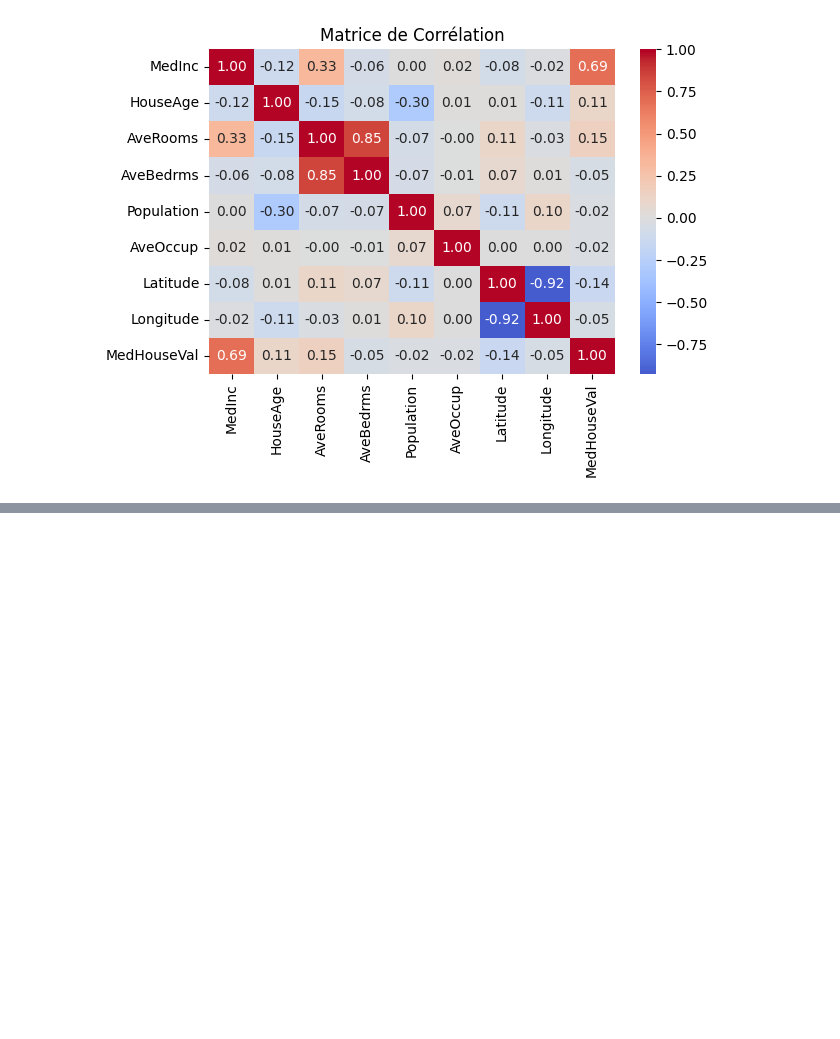
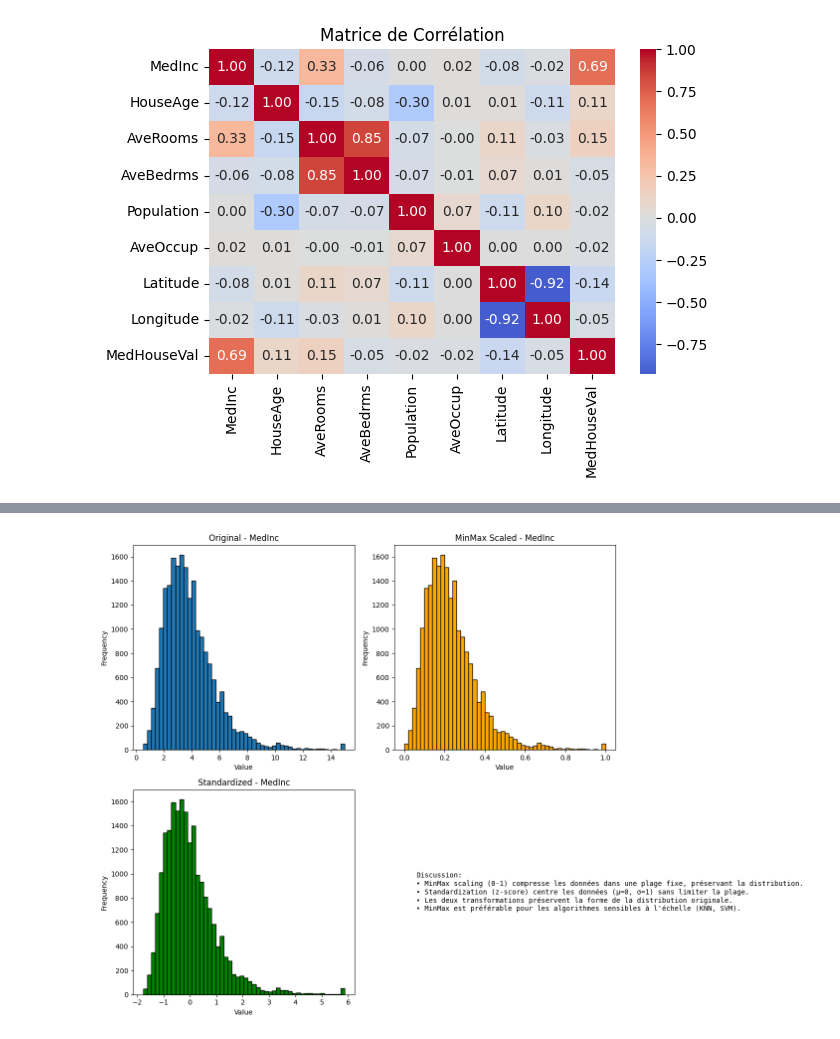
Before and after one commit to Simonhamel1/S2-info, a Jupyter notebook: introduction_science_des_donnees/td1.ipynb, the cells around one changed output, grey strips where cells are left out. Drawn from its saved outputs; the diff is of its cells as text; code cells hidden in the pictures; blank space fills up the shorter version.

```diff
--- a/introduction_science_des_donnees/td1.ipynb
+++ b/introduction_science_des_donnees/td1.ipynb
@@ -287,0 +364,15 @@ Name: MedHouseVal, dtype: float64
+# %%
+from sklearn.preprocessing import StandardScaler
+
+# Apply StandardScaler to california_df features
+scaler_standard = StandardScaler()
+california_df_standardized = pd.DataFrame(scaler_standard.fit_transform(california_df), columns=california_df.columns)
+
+# Verify mean ≈ 0 and std ≈ 1
+print("Mean values after standardization:")
+print(california_df_standardized.mean())
+print("\nStandard deviation after standardization:")
+print(california_df_standardized.std())
+
+# Display first few rows
+california_df_standardized.head()
@@ -287,0 +403,38 @@ Name: MedHouseVal, dtype: float64
+# %%
+# Q14 - Comparaison des distributions avant/après scaling
+
+import matplotlib.pyplot as plt
+
+fig, axes = plt.subplots(2, 2, figsize=(14, 10))
+
+# Original distribution
+axes[0, 0].hist(california_df['MedInc'], bins=50, edgecolor='black')
+axes[0, 0].set_title('Original - MedInc')
+axes[0, 0].set_xlabel('Value')
+axes[0, 0].set_ylabel('Frequency')
+
+# MinMax scaled distribution
+axes[0, 1].hist(california_df_scaled['MedInc'], bins=50, edgecolor='black', color='orange')
+axes[0, 1].set_title('MinMax Scaled - MedInc')
+axes[0, 1].set_xlabel('Value')
+axes[0, 1].set_ylabel('Frequency')
+
+# Standardized distribution
+axes[1, 0].hist(california_df_standardized['MedInc'], bins=50, edgecolor='black', color='green')
+axes[1, 0].set_title('Standardized - MedInc')
+axes[1, 0].set_xlabel('Value')
+axes[1, 0].set_ylabel('Frequency')
+
+axes[1, 1].axis('off')
+axes[1, 1].text(0.1, 0.5,
+    "Discussion:\n"
+    "• MinMax scaling (0-1) compresse les données dans une plage fixe, préservant la distribution.\n"
+    "• Standardization (z-score) centre les données (μ=0, σ=1) sans limiter la plage.\n"
+    "• Les deux transformations préservent la forme de la distribution originale.\n"
+    "• MinMax est préférable pour les algorithmes sensibles à l'échelle (KNN, SVM).",
+    fontsize=10, verticalalignment='center', family='monospace')
+
+plt.tight_layout()
+plt.show()
+# %% [output]
+[figure, added]
```
Also changed, not shown: parts of 17 cells of this notebook.
